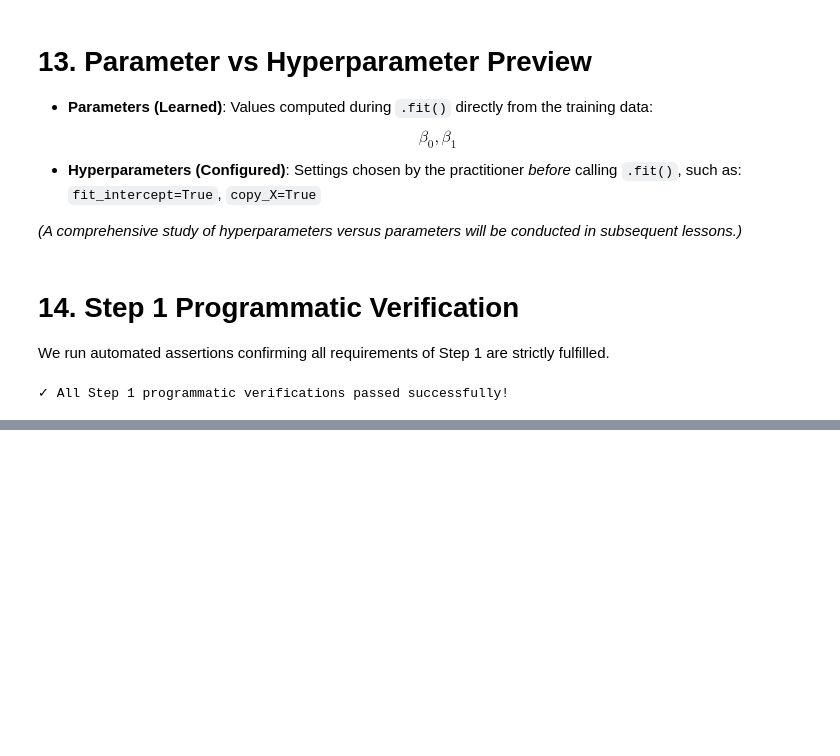
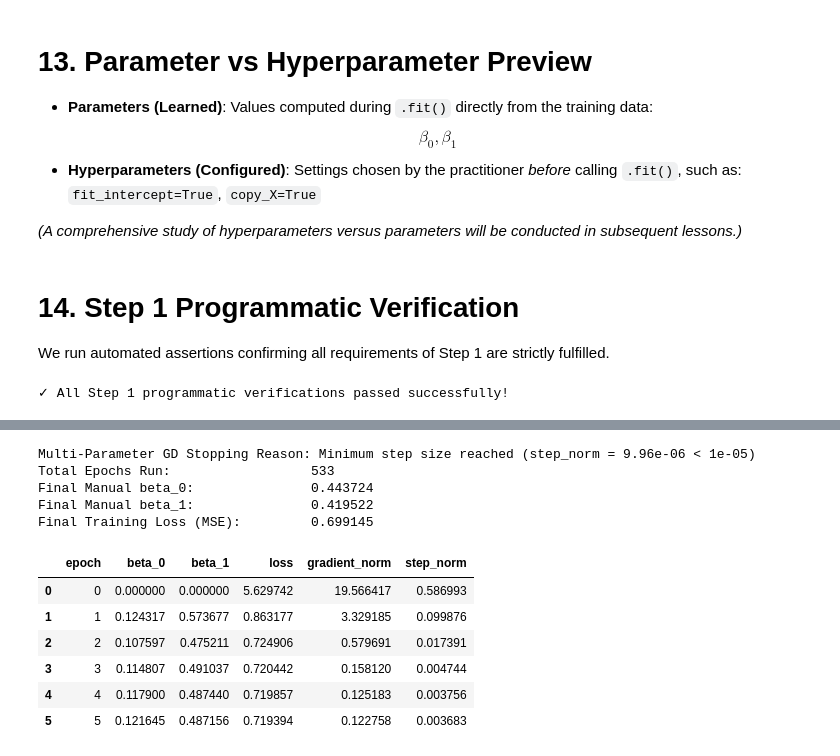
Before and after one commit to abed-dvp/california-housing-training-optimization, a Jupyter notebook: notebook.ipynb, the cells around one changed output, grey strips where cells are left out. Saved outputs shown, nothing was run; the diff lists cells and outputs as text; code cells hidden in the pictures; blank space fills up the shorter version.

```diff
--- a/notebook.ipynb
+++ b/notebook.ipynb
@@ -484,0 +787,64 @@ print("✓ All Step 1 programmatic verifications passed successfully!")
+# %%
+eta_multi = 0.03
+max_epochs_multi = 1500
+min_step_size_multi = 1e-5
+
+b0_multi, b1_multi = 0.0, 0.0
+multi_history = []
+multi_stop_reason = ""
+
+for epoch in range(max_epochs_multi):
+    # Compute predictions from current parameter values
+    y_hat = b0_multi + b1_multi * X_tr_vals
+    error = y_tr_vals - y_hat
+    loss_val = np.mean(error ** 2)
+
+    # Compute partial derivatives from the same state
+    d_b0 = float(np.mean(-2 * error))
+    d_b1 = float(np.mean(-2 * X_tr_vals * error))
+
+    # Construct Gradient Vector
+    gradient = np.array([d_b0, d_b1])
+    gradient_norm = float(np.linalg.norm(gradient))
+    step_norm = float(eta_multi * gradient_norm)
+
+    multi_history.append({
+        "epoch": epoch,
+        "beta_0": b0_multi,
+        "beta_1": b1_multi,
+        "loss": float(loss_val),
+        "gradient_norm": gradient_norm,
+        "step_norm": step_norm
+    })
+
+    if step_norm < min_step_size_multi:
+        multi_stop_reason = f"Minimum step size reached (step_norm = {step_norm:.2e} < {min_step_size_multi})"
+        break
+
+    # Simultaneous update
+    b0_multi -= eta_multi * d_b0
+    b1_multi -= eta_multi * d_b1
+else:
+    multi_stop_reason = "Maximum epochs reached"
+
+multi_df = pd.DataFrame(multi_history)
+
+print(f"Multi-Parameter GD Stopping Reason: {multi_stop_reason}")
+print(f"Total Epochs Run:                  {len(multi_df)}")
+print(f"Final Manual beta_0:               {b0_multi:.6f}")
+print(f"Final Manual beta_1:               {b1_multi:.6f}")
+print(f"Final Training Loss (MSE):         {multi_history[-1]['loss']:.6f}")
+multi_df.head(6)
+# %% [output]
+Multi-Parameter GD Stopping Reason: Minimum step size reached (step_norm = 9.96e-06 < 1e-05)
+Total Epochs Run:                  533
+Final Manual beta_0:               0.443724
+Final Manual beta_1:               0.419522
+Final Training Loss (MSE):         0.699145
+|  | epoch | beta_0 | beta_1 | loss | gradient_norm | step_norm |
+| 0 | 0 | 0.000000 | 0.000000 | 5.629742 | 19.566417 | 0.586993 |
+| 1 | 1 | 0.124317 | 0.573677 | 0.863177 | 3.329185 | 0.099876 |
+| 2 | 2 | 0.107597 | 0.475211 | 0.724906 | 0.579691 | 0.017391 |
+| 3 | 3 | 0.114807 | 0.491037 | 0.720442 | 0.158120 | 0.004744 |
+| 4 | 4 | 0.117900 | 0.487440 | 0.719857 | 0.125183 | 0.003756 |
+| 5 | 5 | 0.121645 | 0.487156 | 0.719394 | 0.122758 | 0.003683 |
```
Also changed, not shown: parts of 27 cells of this notebook, 1 other file.
